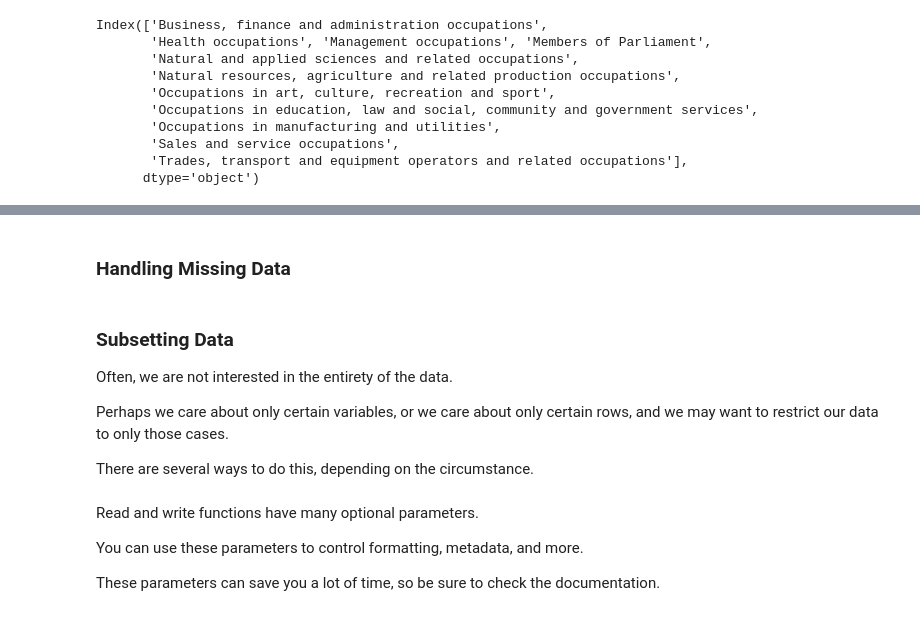
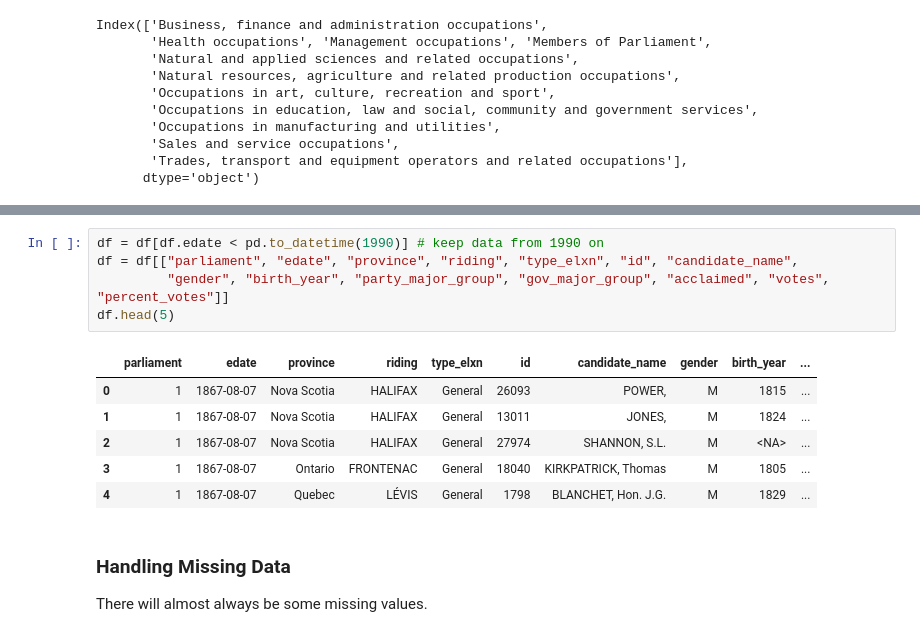
Before and after one commit to cmekik/CDSI_DSwP, a Jupyter notebook: DSwPython.ipynb, the cells around one changed output, grey strips where cells are left out. Cells and saved outputs as stored; diff of their text form.

Commit message:
Added datastructures, subsetting

```diff
--- a/DSwPython.ipynb
+++ b/DSwPython.ipynb
@@ -312,17 +605,16 @@ df.censuscategory.head(10)
+# %%
+df = df[df.edate < pd.to_datetime(1990)] # keep data from 1990 on
+df = df[["parliament", "edate", "province", "riding", "type_elxn", "id", "candidate_name",
+         "gender", "birth_year", "party_major_group", "gov_major_group", "acclaimed", "votes", "percent_votes"]]
+df.head(5)
+# %% [output]
+|  | parliament | edate | province | riding | type_elxn | id | candidate_name | gender | birth_year | ... |
+| 0 | 1 | 1867-08-07 | Nova Scotia | HALIFAX | General | 26093 | POWER, | M | 1815 | ... |
+| 1 | 1 | 1867-08-07 | Nova Scotia | HALIFAX | General | 13011 | JONES, | M | 1824 | ... |
+| 2 | 1 | 1867-08-07 | Nova Scotia | HALIFAX | General | 27974 | SHANNON, S.L. | M | <NA> | ... |
+| 3 | 1 | 1867-08-07 | Ontario | FRONTENAC | General | 18040 | KIRKPATRICK, Thomas | M | 1805 | ... |
+| 4 | 1 | 1867-08-07 | Quebec | LÉVIS | General | 1798 | BLANCHET, Hon. J.G. | M | 1829 | ... |
 # %% [markdown]
 ### Handling Missing Data
+
+There will almost always be some missing values.
-# %% [markdown]
-### Subsetting Data
-
-Often, we are not interested in the entirety of the data.
-
-Perhaps we care about only certain variables, or we care about only certain
-rows, and we may want to restrict our data to only those cases.
-
-There are several ways to do this, depending on the circumstance.
-# %% [markdown]
-Read and write functions have many optional parameters.
-
-You can use these parameters to control formatting, metadata, and more.
-
-These parameters can save you a lot of time, so be sure to check the documentation.
```
Also changed, not shown: parts of 72 cells of this notebook.
